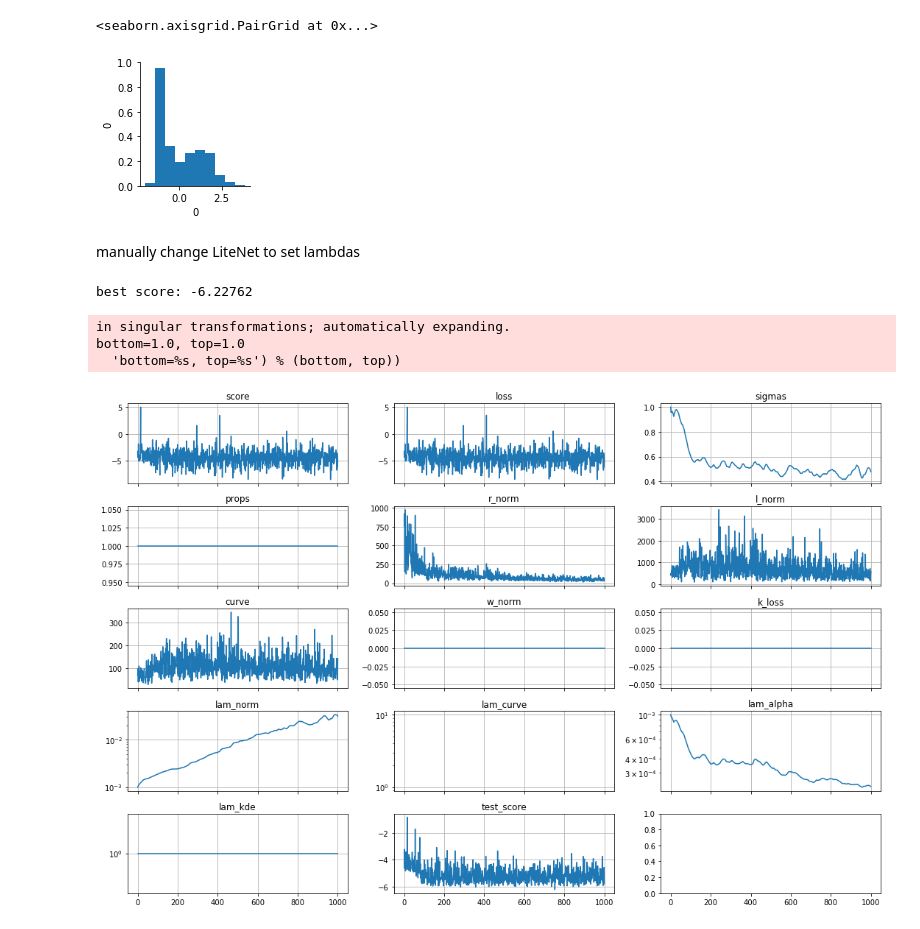
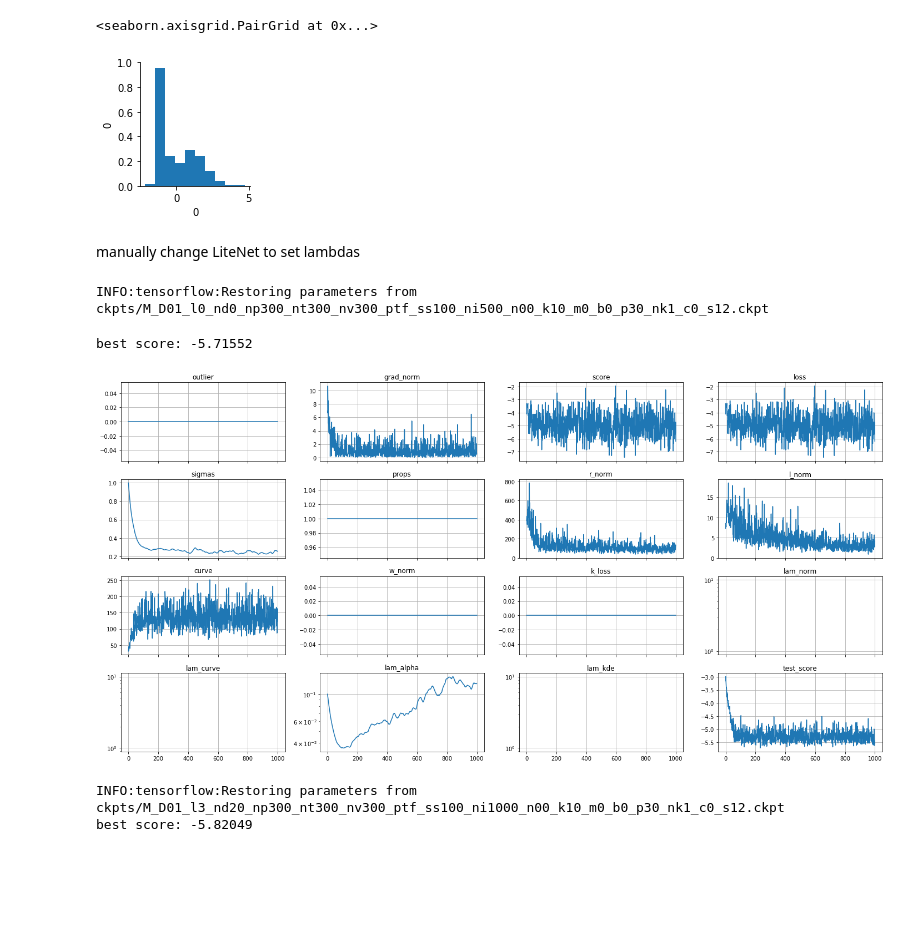
Before and after one commit to kevin-w-li/deep-kexpfam, a Jupyter notebook: MoG.ipynb, the cells around one changed output. Cells and saved outputs as stored; diff of their text form; code cells hidden in the pictures; blank space fills up the shorter version.

```diff
--- a/MoG.ipynb
+++ b/MoG.ipynb
@@ -22,49 +22,58 @@ m2 = 1
 s1 = 0.2
 s2 = 1.0
 
-N = 10000
+seed=12
+np.random.seed(seed)
+
+N = 100000
 alpha = 0.5
 D = 1
 d1 = np.random.randn(int(N*alpha), D)*s1 + m1
 d2 = np.random.randn(int(N*(1-alpha)), D)*s2 + m2
-true_density = lambda x: alpha * norm.pdf(x,loc=m1, scale=s1) + (1-alpha)*norm.pdf(x, loc=m2, scale=s2)
+true_pdf = lambda x: alpha * norm.pdf(x,loc=m1, scale=s1) + (1-alpha)*norm.pdf(x, loc=m2, scale=s2)
 
-p = ArrayDataset(np.concatenate([d1,d2],0), "MOG", ntest=100, whiten=False, itanh=False)
+p = ArrayDataset(np.concatenate([d1,d2],0), "MOG", ntest=300, whiten=False, itanh=False)
 # %%
 # visualise data
 df = pd.DataFrame(p.sample(1000))
 sns.pairplot(df,plot_kws=dict(s=4, alpha=1.0, linewidth=0))
 # %% [output]
 <seaborn.axisgrid.PairGrid at 0x...>
-[figure, old version]
+[figure, new version]
 # %% [markdown]
 manually change LiteNet to set lambdas
 # %%
-dl_model = DeepLite(p, npoint=100, nlayer=0, nneuron=20, init_log_lam=-3, points_std=0.0, keep_prob=1.0, init_weight_std=1.0, noise_std=0.0,
-                    points_type="fixed", log_lam_weights=-6, step_size=1e-2, mixture_kernel=False, init_log_sigma=np.linspace(0,1,1), base=True,
-                    niter=1000, ntrain=100, nvalid=100, patience=30,gpu_count=1)
-res = dl_model.fit(niter=1000, ntrain=100, nvalid=100,ntest=500, nbatch=1, patience=-1)
-#dl_model.load()
+gaussian_lite = DeepLite(p, npoint=300, nlayer=0, nneuron=10, init_log_lam=-1, points_std=0.0, keep_prob=1.0, init_weight_std=1.0, noise_std=0.0,
+                    points_type="fixed", log_lam_weights=-6, step_size=1e-2, mixture_kernel=False, init_log_sigma=np.linspace(0,1,1), base=False,
+                    niter=500, ntrain=300, nvalid=200, patience=30,gpu_count=1, seed=seed)
+res = gaussian_lite.fit(niter=1000, ntrain=300, nvalid=300,ntest=300, nbatch=1, patience=30)
 # %% [output]
-best score: -6.22762
+INFO:tensorflow:Restoring parameters from ckpts/M_D01_l0_nd0_np300_nt300_nv300_ptf_ss100_ni500_n00_k10_m0_b0_p30_nk1_c0_s12.ckpt
+best score: -5.71552
 # %%
-fig, axes = plt.subplots(5,3,figsize=(15,10), sharex=True)
+fig, axes = plt.subplots(4,4,figsize=(20,10), sharex=True)
 
 axes = axes.flatten()
-res = dl_model.state_hist
+res = gaussian_lite.state_hist
 
 for ki, k in  enumerate(res):
     ax = axes[ki]
     ax.plot(res[k])
     ax.set_title(k)
     if "lam" in k:
+
         ax.set_yscale("log")
     ax.grid("on")
 
 
 fig.tight_layout()
 # %% [output]
-in singular transformations; automatically expanding.
-bottom=1.0, top=1.0
-  'bottom=%s, top=%s') % (bottom, top))
-[figure, old version]
+[figure, new version]
+# %%
+deep_lite = DeepLite(p, npoint=300, nlayer=3, nneuron=20, init_log_lam=-1, points_std=0.0, keep_prob=1.0, init_weight_std=1.0, noise_std=0.0,
+                    points_type="fixed", log_lam_weights=-6, step_size=1e-2, mixture_kernel=False, init_log_sigma=np.linspace(0,1,1), base=False,
+                    niter=1000, ntrain=300, nvalid=300, patience=50,gpu_count=1, seed=seed)
+res = deep_lite.fit(niter=1000, ntrain=300, nvalid=300,ntest=300, nbatch=1, patience=30)
+# %% [output]
+INFO:tensorflow:Restoring parameters from ckpts/M_D01_l3_nd20_np300_nt300_nv300_ptf_ss100_ni1000_n00_k10_m0_b0_p30_nk1_c0_s12.ckpt
+best score: -5.82049
```
Also changed, not shown: parts of 10 cells of this notebook, 6 other files.
